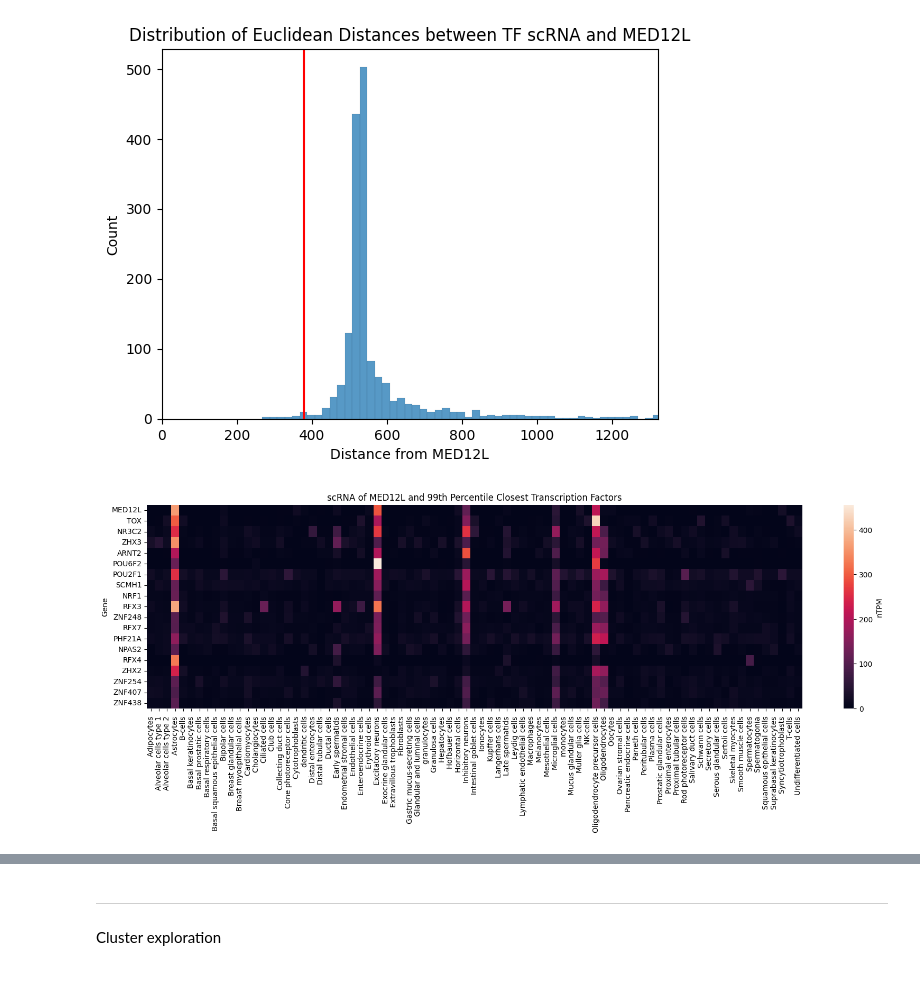
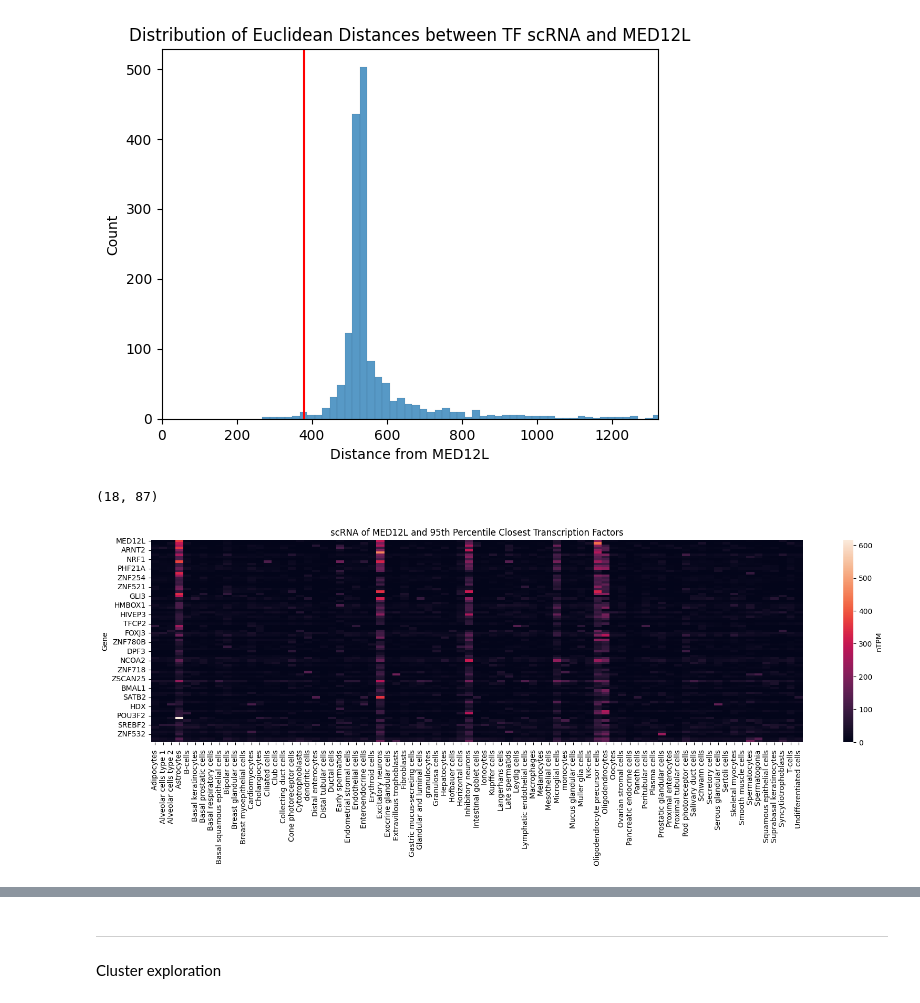
Before and after one commit to kinseylong/StallerRotation, a Jupyter notebook: cofactors_humanproteinatlas/mediator_exploration.ipynb, the cells around one changed output, grey strips where cells are left out. Cells and saved outputs as stored; diff of their text form; code cells hidden in the pictures.

```diff
--- a/cofactors_humanproteinatlas/mediator_exploration.ipynb
+++ b/cofactors_humanproteinatlas/mediator_exploration.ipynb
@@ -388,26 +388,31 @@ plt.title("Distribution of Euclidean Distances between TF scRNA and MED12L")
 plt.savefig("figures/distancedistTF_MED12L.png")
 # %% [output]
 [figure]
+# %%
+len(MED12L_TF_comparison_df[MED12L_TF_comparison_df["Distance from MED12L"] <= np.percentile(MED12L_TF_comparison_df["Distance from MED12L"], 1)].sort_values("Distance from MED12L")), len(MED12L_TF_comparison_df[MED12L_TF_comparison_df["Distance from MED12L"] <= np.percentile(MED12L_TF_comparison_df["Distance from MED12L"], 5)].sort_values("Distance from MED12L"))
+# %% [output]
+(18, 87)
 # %%
-#Get 1st percentile
-MED12L_proteinatlasTF_similar_TF = MED12L_TF_comparison_df[MED12L_TF_comparison_df["Distance from MED12L"] <= np.percentile(MED12L_TF_comparison_df["Distance from MED12L"], 1)].sort_values("Distance from MED12L")
+#Get x percentile
+filteredpercentile = 5
+MED12L_proteinatlasTF_similar_TF = MED12L_TF_comparison_df[MED12L_TF_comparison_df["Distance from MED12L"] <= np.percentile(MED12L_TF_comparison_df["Distance from MED12L"], filteredpercentile)].sort_values("Distance from MED12L")
 MED12L_proteinatlasTF_similar_TF
 
 MED12L_proteinatlasTF_similar_TF["Ensembl"] = MED12L_proteinatlasTF_similar_TF["Gene"].apply(genetoensembl_tf)
 protatlas_similar_scRNA = proteinatlas_TF_scRNA.loc[[x for x in MED12L_proteinatlasTF_similar_TF["Gene"].to_list() if x in proteinatlas_TF_scRNA.index.to_list()]]
 lambert_similar_scRNA = tf_scrna.loc[[x for x in MED12L_proteinatlasTF_similar_TF["Ensembl"].to_list() if x in tf_scrna.index.to_list()]].set_index("Gene")
 MED12L_similar_scRNA = pd.concat([protatlas_similar_scRNA, lambert_similar_scRNA]).drop_duplicates()
 #sort in order of shortest distance
 MED12L_similar_scRNA = MED12L_similar_scRNA.merge(MED12L_TF_comparison_df[["Gene", "Distance from MED12L"]], left_on="Gene", right_on="Gene").sort_values("Distance from MED12L").drop("Distance from MED12L", axis=1).set_index("Gene")
 
 MED12L_similar_scRNA = pd.concat([MED12L_scrna.set_index("Gene"), MED12L_similar_scRNA]) #Add MED12L_scRNA to heatmap
 MED12L_similar_scRNA.columns = MED12L_similar_scRNA.columns.str.replace("Single Cell Type RNA - ", '', regex=False)
 MED12L_similar_scRNA.columns = MED12L_similar_scRNA.columns.str.replace("[nTPM]", '', regex=False)
 
 plt.figure(figsize=(20, 5))
 sns.heatmap(MED12L_similar_scRNA, cbar_kws={'label': 'nTPM'})
-plt.title("scRNA of MED12L and 99th Percentile Closest Transcription Factors")
-plt.savefig("figures/MED12LsimilarscRNATFs.png", bbox_inches='tight')
+plt.title("scRNA of MED12L and {0}th Percentile Closest Transcription Factors".format(100-filteredpercentile))
+plt.savefig("figures/MED12LsimilarscRNATFs_{0}percentile.png".format(100-filteredpercentile), bbox_inches='tight')
 # %% [output]
-[figure, old version]
+[figure, new version]
 # %%
```
Also changed, not shown: parts of 6 cells of this notebook, 3 other files.
